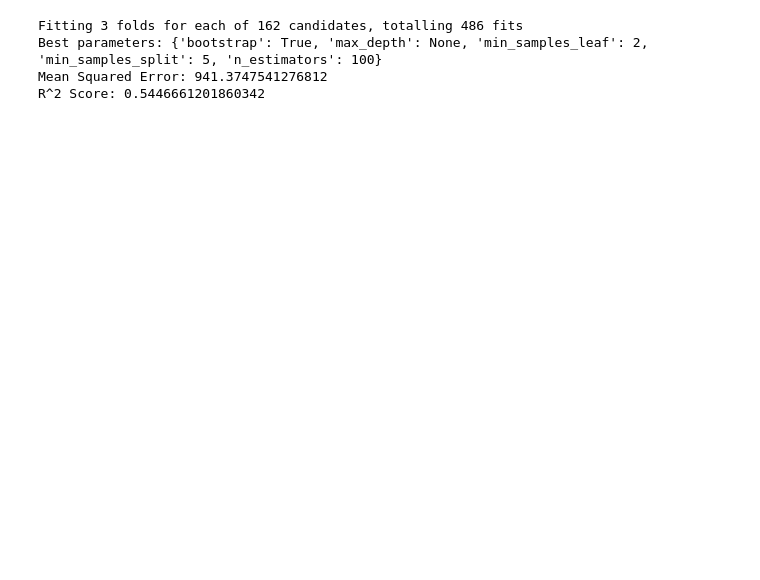
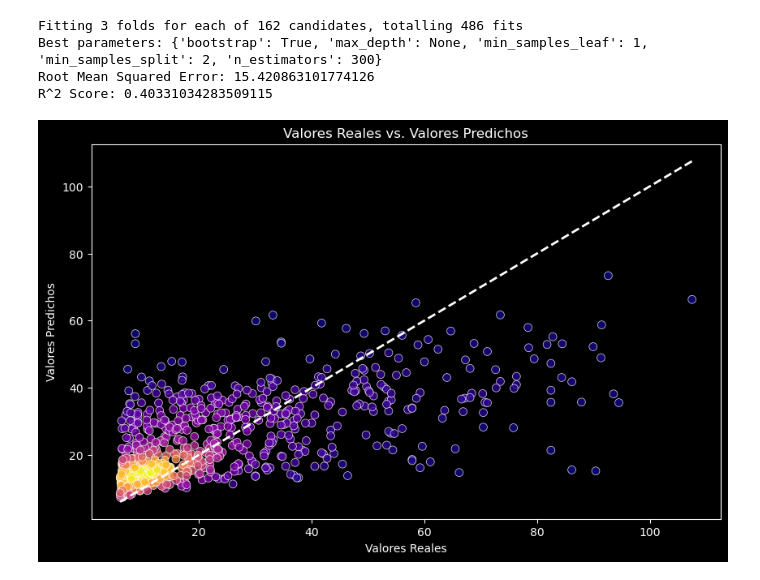
Before and after one commit to FacuBoladeras/BiomassEstimate, a Jupyter notebook: ModelGEE.ipynb, the cells around one changed output. Saved outputs shown, nothing was run; the diff lists cells and outputs as text; code cells hidden in the pictures; blank space fills up the shorter version.

```diff
--- a/ModelGEE.ipynb
+++ b/ModelGEE.ipynb
@@ -118,13 +223,14 @@ feature_names = ['B2', 'B3', 'B4', 'B5', 'B6', 'B7', 'B8', 'B8A', 'B11', 'B12',
 label = "agbd"
 # %%
-X_train, X_test, y_train, y_test = train_test_split(X, y, test_size=0.3, random_state=42)
+X_train, X_test, y_train, y_test = train_test_split(X, y, test_size=0.20, random_state=42)
 # %%
+import numpy as np
 rf = RandomForestRegressor(random_state=42)
 
 # Definir el grid de parámetros para buscar
 param_grid = {
-    'n_estimators': [50, 100, 200],
-    'max_depth': [None, 10, 20 ],
+    'n_estimators': [100,200,300],
+    'max_depth': [None, 10, 20],
     'min_samples_split': [2, 5, 10],
     'min_samples_leaf': [1, 2, 4],
     'bootstrap': [True, False]
@@ -150,12 +256,50 @@ y_pred = best_rf.predict(X_test)
 
 # Calcular las métricas
 mse = mean_squared_error(y_test, y_pred)
+rmse = np.sqrt(mse)
 r2 = r2_score(y_test, y_pred)
 
-print(f'Mean Squared Error: {mse}')
+print(f'Root Mean Squared Error: {rmse}')
 print(f'R^2 Score: {r2}')
 # %% [output]
 Fitting 3 folds for each of 162 candidates, totalling 486 fits
-Best parameters: {'bootstrap': True, 'max_depth': None, 'min_samples_leaf': 2, 'min_samples_split': 5, 'n_estimators': 100}
-Mean Squared Error: 941.3747541276812
-R^2 Score: 0.5446661201860342
+Best parameters: {'bootstrap': True, 'max_depth': None, 'min_samples_leaf': 1, 'min_samples_split': 2, 'n_estimators': 300}
+Root Mean Squared Error: 15.420863101774126
+R^2 Score: 0.40331034283509115
+# %%
+import matplotlib.pyplot as plt
+import numpy as np
+from scipy.stats import gaussian_kde
+
+# Calcular la densidad de puntos
+xy = np.vstack([y_test, y_pred])
+z = gaussian_kde(xy)(xy)
+
+# Crear un gráfico de dispersión con color basado en la densidad de puntos
+plt.figure(figsize=(10, 6), facecolor='black')
+scatter = plt.scatter(y_test, y_pred, c=z, s=50, cmap='plasma', edgecolor='white', alpha=0.8, linewidth=0.55)
+plt.plot([y_test.min(), y_test.max()], [y_test.min(), y_test.max()], 'w--', lw=2)  # Línea de referencia en blanco
+plt.xlabel('Valores Reales', color='white')
+plt.ylabel('Valores Predichos', color='white')
+plt.title('Valores Reales vs. Valores Predichos', color='white')
+
+# Cambiar el color de los ejes y las etiquetas de los ticks
+plt.gca().spines['bottom'].set_color('white')
+plt.gca().spines['left'].set_color('white')
+plt.gca().spines['top'].set_color('white')
+plt.gca().spines['right'].set_color('white')
+plt.gca().xaxis.label.set_color('white')
+plt.gca().yaxis.label.set_color('white')
+plt.gca().tick_params(axis='x', colors='white')
+plt.gca().tick_params(axis='y', colors='white')
+
+# Cambiar el color del fondo del gráfico
+plt.gca().set_facecolor('black')
+
+# Guardar el gráfico
+plt.savefig('real_vs_predicho2.png', facecolor='black')
+
+# Mostrar el gráfico
+plt.show()
+# %% [output]
+[figure, added]
```
Also changed, not shown: parts of 17 cells of this notebook, 3 other files.
